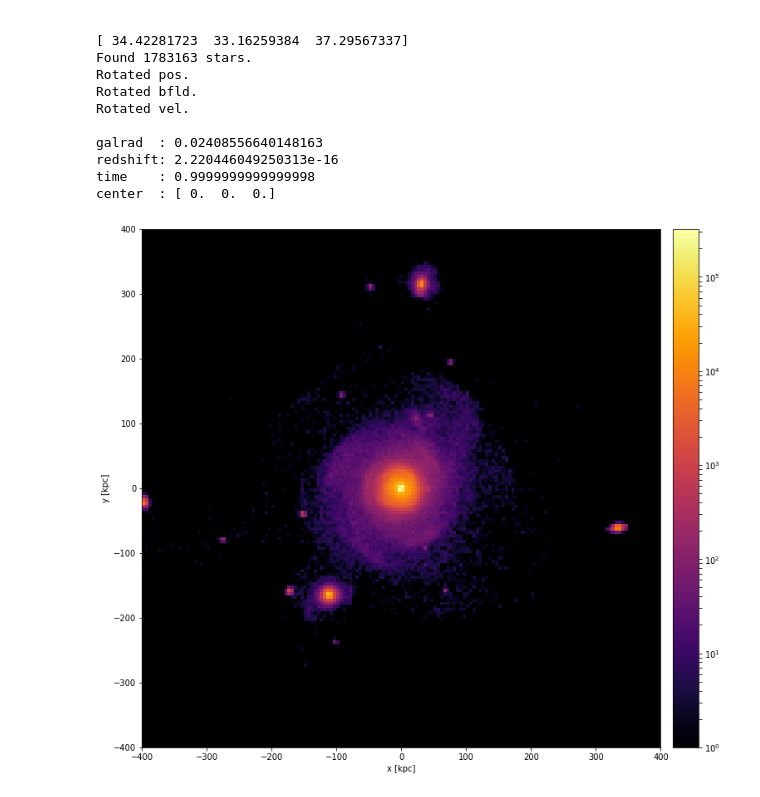
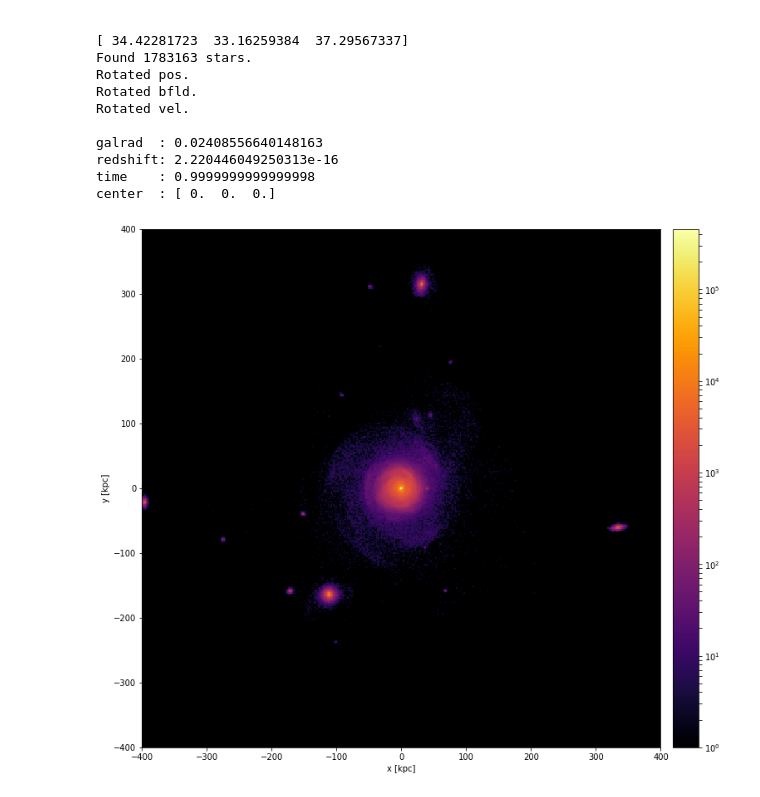
Before and after one commit to sophialilleengen/masterproject, a Jupyter notebook: auriga_overview_plots.ipynb, the cells around one changed output. Cells and saved outputs as stored; diff of their text form; code cells hidden in the pictures.

Commit message:
distribution plot

```diff
--- a/auriga_overview_plots.ipynb
+++ b/auriga_overview_plots.ipynb
@@ -75,24 +75,24 @@ cbar2 = fig.colorbar(h2[3], ax = ax2 )
 # %%
 #####
 istars, = np.where( (s.type == 4) & (s.halo == 0) )#& (s.subhalo == 0))
 (x, y, z), (vx, vy, vz), rxyz, rxy = get_cartesian_vectors(s, sf, istars)
 
-binnumxx = 160
+binnumxx = 401
 cmap = copy.copy(plt.cm.inferno)
 cmap.set_bad((0,0,0))  # Fill background with black
 
 fig, ax = plt.subplots(1, 1, figsize=(12, 12))
 h = ax.hist2d(1000*x, 1000*y, bins=binnumxx, norm=matplotlib.colors.LogNorm(), cmap = cmap, \
            range = [[-400,400], [-400, 400]])
 ax.set_xlabel("x [kpc]")
 ax.set_ylabel("y [kpc]")
 ax.set_aspect('equal')
 #fig.colorbar(h[3], ax = ax)
 divider = make_axes_locatable(ax)
 cax = divider.append_axes("right", size="5%", pad=0.2)
 fig.colorbar(h[3], cax=cax)
 #fig.tight_layout()
 fig.savefig('aur_24_xy_distribution.png', dpi = 300, format = 'png', bbox_inches = 'tight')
 #fig.show()
 # %% [output]
-[figure, old version]
+[figure, new version]
```
